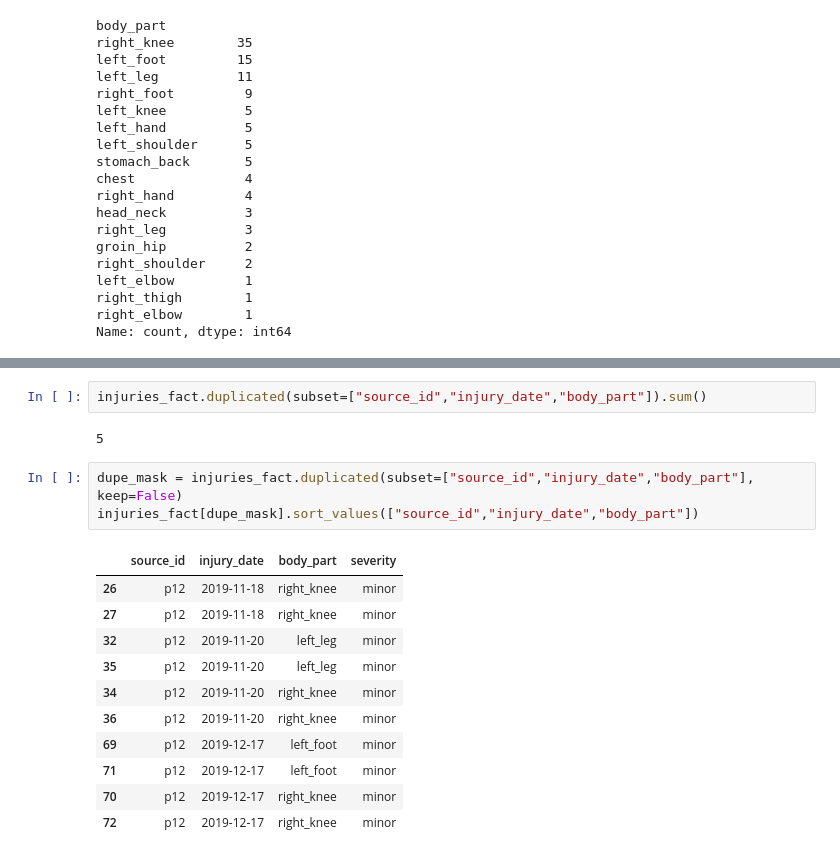
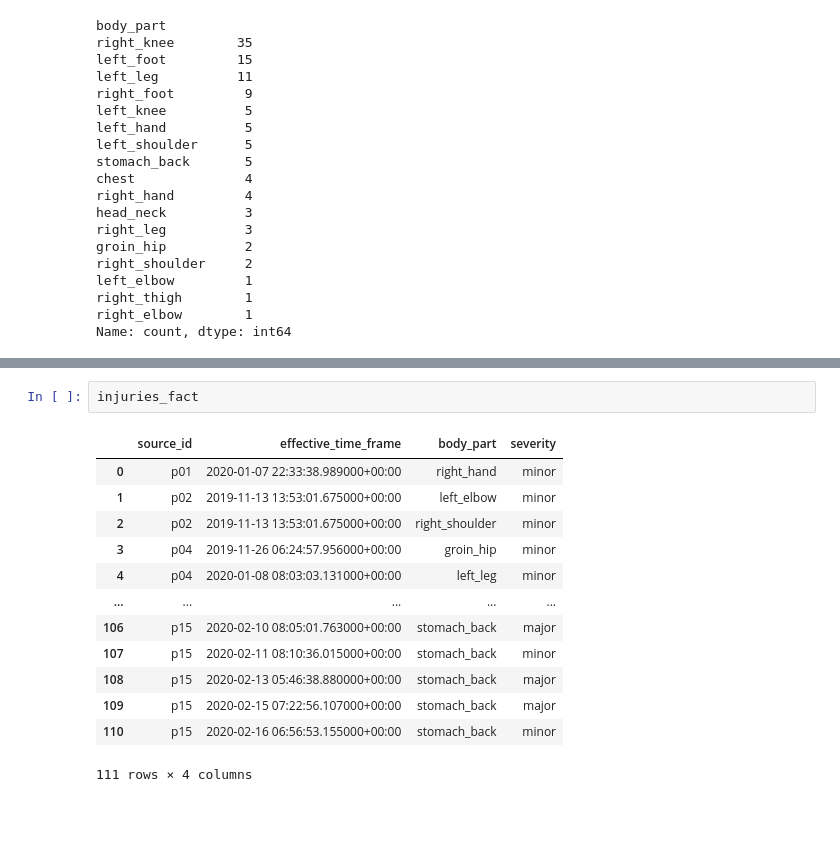
Before and after one commit to vish-mandalika/sql-pipeline-athletic-performance, a Jupyter notebook: etl.ipynb, the cells around one changed output, grey strips where cells are left out. Drawn from its saved outputs; the diff is of its cells as text; blank space fills up the shorter version.

```diff
--- a/etl.ipynb
+++ b/etl.ipynb
@@ -218,19 +211,16 @@ Name: count, dtype: int64
-# %%
-injuries_fact.duplicated(subset=["source_id","injury_date","body_part"]).sum()
-# %% [output]
-5
-# %%
-dupe_mask = injuries_fact.duplicated(subset=["source_id","injury_date","body_part"], keep=False)
-injuries_fact[dupe_mask].sort_values(["source_id","injury_date","body_part"])
-# %% [output]
-|  | source_id | injury_date | body_part | severity |
-| 26 | p12 | 2019-11-18 | right_knee | minor |
-| 27 | p12 | 2019-11-18 | right_knee | minor |
-| 32 | p12 | 2019-11-20 | left_leg | minor |
-| 35 | p12 | 2019-11-20 | left_leg | minor |
-| 34 | p12 | 2019-11-20 | right_knee | minor |
-| 36 | p12 | 2019-11-20 | right_knee | minor |
-| 69 | p12 | 2019-12-17 | left_foot | minor |
-| 71 | p12 | 2019-12-17 | left_foot | minor |
-| 70 | p12 | 2019-12-17 | right_knee | minor |
-| 72 | p12 | 2019-12-17 | right_knee | minor |
+# %%
+injuries_fact
+# %% [output]
+|  | source_id | effective_time_frame | body_part | severity |
+| 0 | p01 | 2020-01-07 22:33:38.989000+00:00 | right_hand | minor |
+| 1 | p02 | 2019-11-13 13:53:01.675000+00:00 | left_elbow | minor |
+| 2 | p02 | 2019-11-13 13:53:01.675000+00:00 | right_shoulder | minor |
+| 3 | p04 | 2019-11-26 06:24:57.956000+00:00 | groin_hip | minor |
+| 4 | p04 | 2020-01-08 08:03:03.131000+00:00 | left_leg | minor |
+| ... | ... | ... | ... | ... |
+| 106 | p15 | 2020-02-10 08:05:01.763000+00:00 | stomach_back | major |
+| 107 | p15 | 2020-02-11 08:10:36.015000+00:00 | stomach_back | minor |
+| 108 | p15 | 2020-02-13 05:46:38.880000+00:00 | stomach_back | major |
+| 109 | p15 | 2020-02-15 07:22:56.107000+00:00 | stomach_back | major |
+| 110 | p15 | 2020-02-16 06:56:53.155000+00:00 | stomach_back | minor |
+111 rows × 4 columns
```
Also changed, not shown: parts of 13 cells of this notebook.
